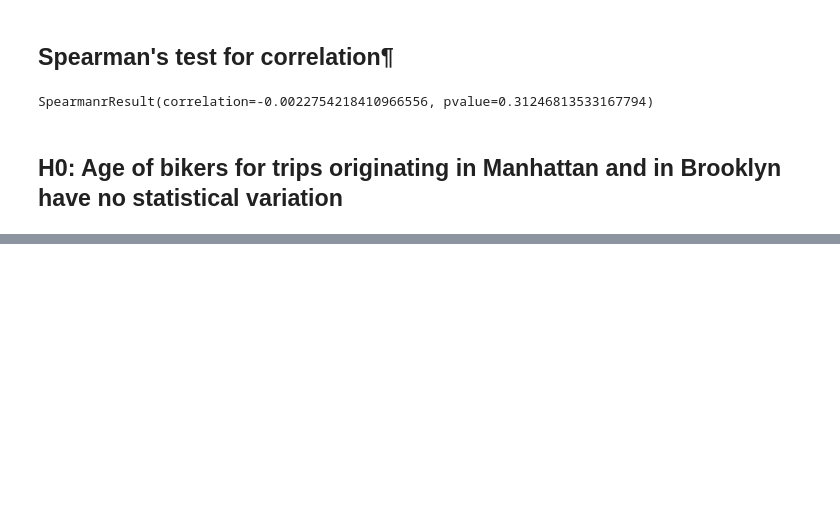
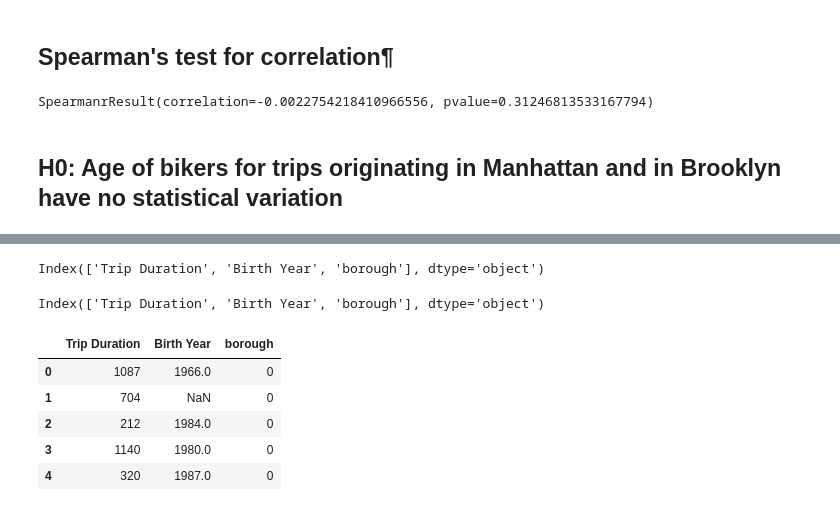
Before and after one commit to rxl204/PUI2017_pak348, a Jupyter notebook: HW4_pak348/Citibike_Tests.ipynb, the cells around one changed output, grey strips where cells are left out. Saved outputs shown, nothing was run; the diff lists cells and outputs as text; code cells hidden in the pictures; blank space fills up the shorter version.

```diff
--- a/HW4_pak348/Citibike_Tests.ipynb
+++ b/HW4_pak348/Citibike_Tests.ipynb
@@ -249,0 +307,25 @@ The pvalue=0.31246813533167794 and there is a negative Correlation. Therefore th
+# %%
+# Dropping Unnecessary Columns
+dfbkup.drop(['Start Time', 'Stop Time', 'Start Station ID',
+       'Start Station Name', 'Start Station Latitude',
+       'Start Station Longitude', 'End Station ID', 'End Station Name',
+       'End Station Latitude', 'End Station Longitude','User Type','Bike ID', 'Gender'], axis=1, inplace=True)
+# %%
+dfbkup.columns
+# %% [output]
+Index(['Trip Duration', 'Birth Year', 'borough'], dtype='object')
+# %%
+dfbkup['Birth Year'].dropna(inplace= True)
+# %%
+dfbkup.columns
+# %% [output]
+Index(['Trip Duration', 'Birth Year', 'borough'], dtype='object')
+# %%
+dfbkup.head()
+# %% [output]
+|  | Trip Duration | Birth Year | borough |
+| 0 | 1087 | 1966.0 | 0 |
+| 1 | 704 | NaN | 0 |
+| 2 | 212 | 1984.0 | 0 |
+| 3 | 1140 | 1980.0 | 0 |
+| 4 | 320 | 1987.0 | 0 |
```
Also changed, not shown: parts of 10 cells of this notebook, 1 other file.
